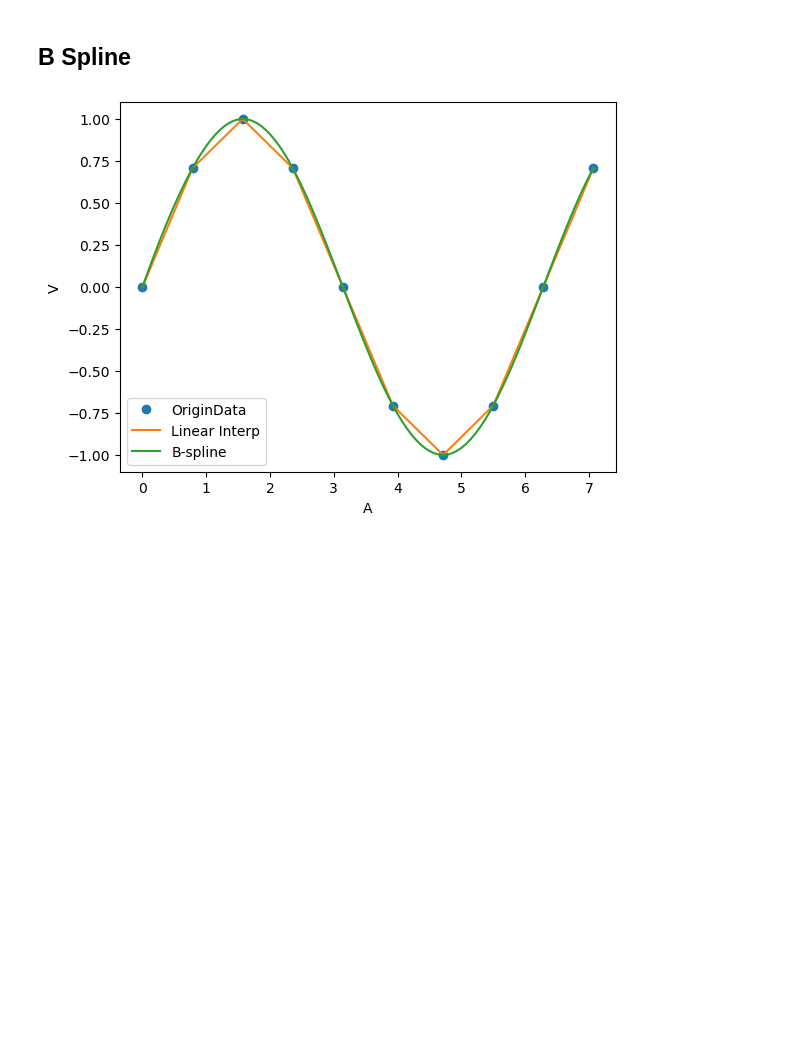
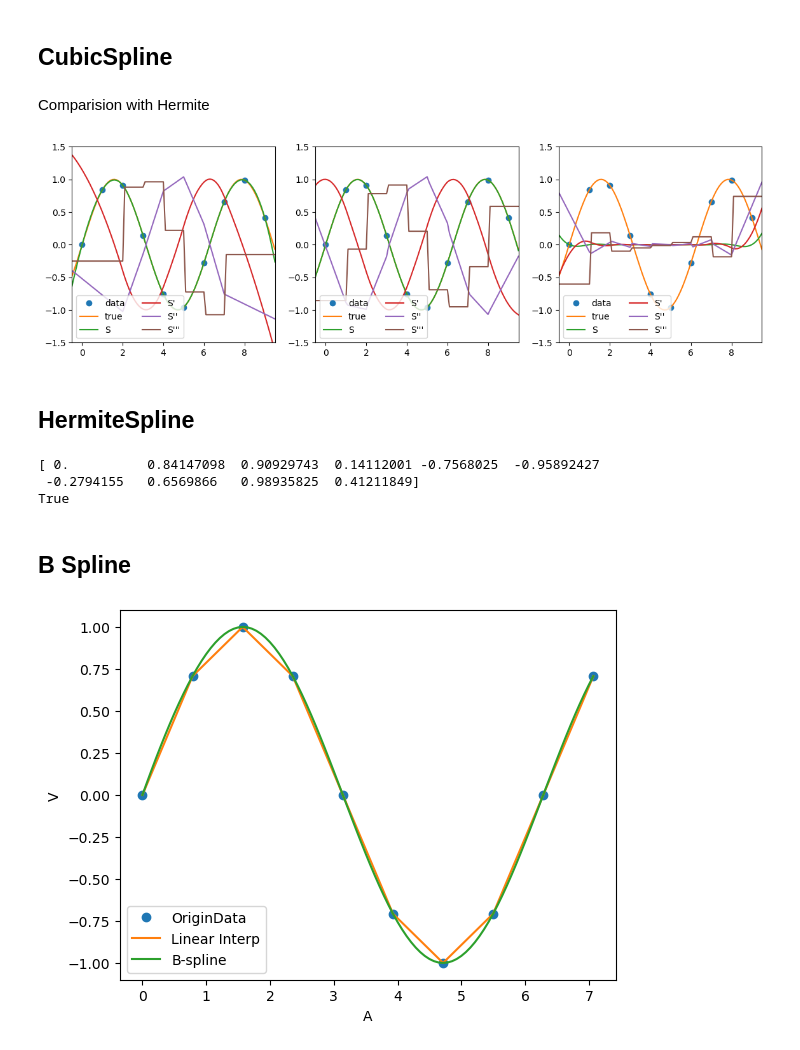
Before and after one commit to MasterYip/FLTPlanner, a Jupyter notebook: fast_legged_planner_py/swing_leg_planner/traj_gen/curve_gen.ipynb, the cells around one changed output. Drawn from its saved outputs; the diff is of its cells as text; code cells hidden in the pictures; blank space fills up the shorter version.

```diff
--- a/fast_legged_planner_py/swing_leg_planner/traj_gen/curve_gen.ipynb
+++ b/fast_legged_planner_py/swing_leg_planner/traj_gen/curve_gen.ipynb
@@ -1,3 +1,59 @@
+# %% [markdown]
+## CubicSpline
+# %% [markdown]
+Comparision with Hermite
+# %%
+import numpy as np
+from scipy.interpolate import CubicSpline, CubicHermiteSpline
+import matplotlib.pyplot as plt
+x = np.arange(10)
+y = np.sin(x)
+dydx = np.cos(x)
+cs = CubicSpline(x, y)
+chs = CubicHermiteSpline(x, y, dydx)
+xs = np.arange(-0.5, 9.6, 0.1)
+
+def drawSpline(spline, ax):
+    ax.plot(x, y, 'o', label='data')
+    ax.plot(xs, np.sin(xs), label='true')
+    ax.plot(xs, spline(xs), label="S")
+    ax.plot(xs, spline(xs, 1), label="S'")
+    ax.plot(xs, spline(xs, 2), label="S''")
+    ax.plot(xs, spline(xs, 3), label="S'''")
+    ax.set_xlim(-0.5, 9.5)
+    ax.set_ylim(-1.5, 1.5)
+    ax.legend(loc='lower left', ncol=2)
+# CubicSpline
+figs = plt.subplots(1,3,figsize=(14, 4))
+ax = figs[1][0]
+drawSpline(cs, ax)
+# CubicHermiteSpline
+ax = figs[1][1]
+drawSpline(chs, ax)
+# Diff
+ax = figs[1][2]
+difffun = lambda x, d=0: chs(x, d) - cs(x, d) if d < 4 and d > 0 else chs(x)-cs(x)
+drawSpline(difffun,ax)
+plt.show()
+# %% [output]
+[figure, added]
+# %% [markdown]
+## HermiteSpline
+# %%
+import numpy as np
+from scipy.interpolate import CubicSpline, CubicHermiteSpline
+import matplotlib.pyplot as plt
+x = np.arange(10)
+y = np.sin(x)
+v = np.cos(x)
+chs = CubicHermiteSpline(x, y, v)
+xs = np.arange(-0.5, 9.6, 0.1)
+print(y)
+print(chs)
+# %% [output]
+[ 0.          0.84147098  0.90929743  0.14112001 -0.7568025  -0.95892427
+ -0.2794155   0.6569866   0.98935825  0.41211849]
+True
 # %% [markdown]
 ## B Spline
 # %%
```
Also changed, not shown: 7 other files.
